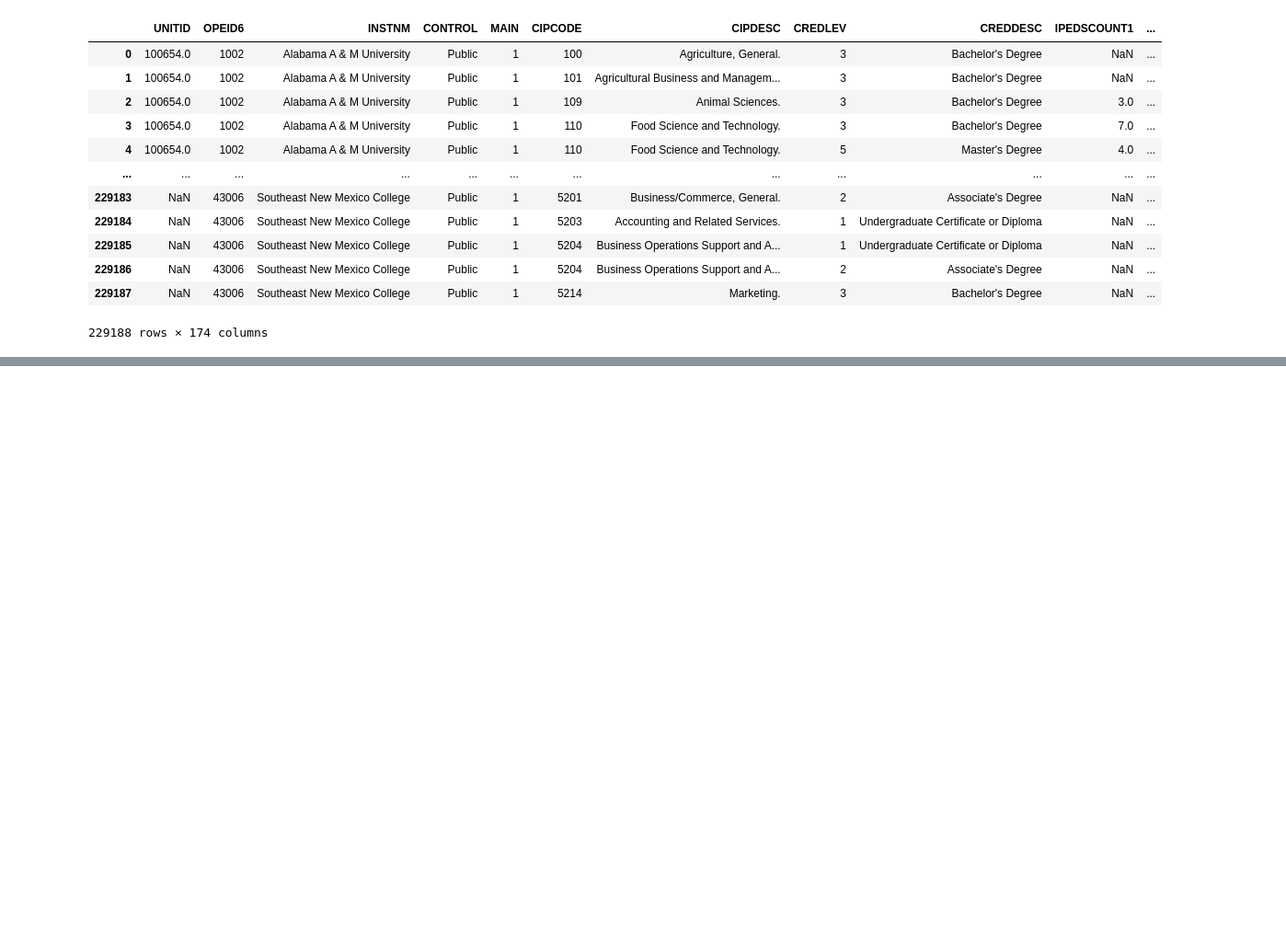
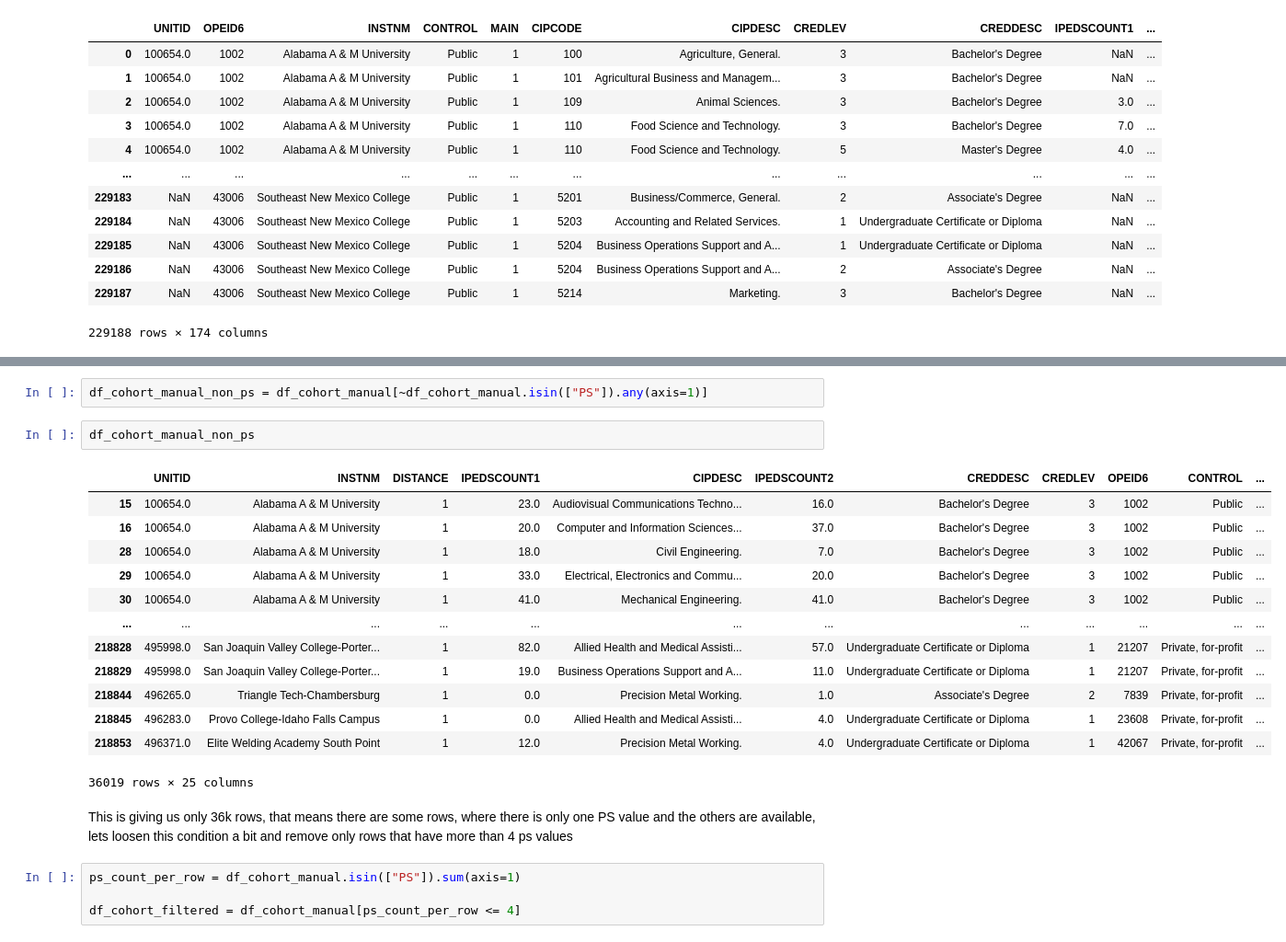
Before and after one commit to AbiramiRathina/roi_based_program_selection, a Jupyter notebook: project_big_data.ipynb, the cells around one changed output, grey strips where cells are left out. Shown at 92% size. Drawn from its saved outputs; the diff is of its cells as text; blank space fills up the shorter version.

```diff
--- a/project_big_data.ipynb
+++ b/project_big_data.ipynb
@@ -546,0 +763,24 @@ df_cohorts
+# %%
+df_cohort_manual_non_ps = df_cohort_manual[~df_cohort_manual.isin(["PS"]).any(axis=1)]
+# %%
+df_cohort_manual_non_ps
+# %% [output]
+|  | UNITID | INSTNM | DISTANCE | IPEDSCOUNT1 | CIPDESC | IPEDSCOUNT2 | CREDDESC | CREDLEV | OPEID6 | CONTROL | ... |
+| 15 | 100654.0 | Alabama A & M University | 1 | 23.0 | Audiovisual Communications Techno... | 16.0 | Bachelor's Degree | 3 | 1002 | Public | ... |
+| 16 | 100654.0 | Alabama A & M University | 1 | 20.0 | Computer and Information Sciences... | 37.0 | Bachelor's Degree | 3 | 1002 | Public | ... |
+| 28 | 100654.0 | Alabama A & M University | 1 | 18.0 | Civil Engineering. | 7.0 | Bachelor's Degree | 3 | 1002 | Public | ... |
+| 29 | 100654.0 | Alabama A & M University | 1 | 33.0 | Electrical, Electronics and Commu... | 20.0 | Bachelor's Degree | 3 | 1002 | Public | ... |
+| 30 | 100654.0 | Alabama A & M University | 1 | 41.0 | Mechanical Engineering. | 41.0 | Bachelor's Degree | 3 | 1002 | Public | ... |
+| ... | ... | ... | ... | ... | ... | ... | ... | ... | ... | ... | ... |
+| 218828 | 495998.0 | San Joaquin Valley College-Porter... | 1 | 82.0 | Allied Health and Medical Assisti... | 57.0 | Undergraduate Certificate or Diploma | 1 | 21207 | Private, for-profit | ... |
+| 218829 | 495998.0 | San Joaquin Valley College-Porter... | 1 | 19.0 | Business Operations Support and A... | 11.0 | Undergraduate Certificate or Diploma | 1 | 21207 | Private, for-profit | ... |
+| 218844 | 496265.0 | Triangle Tech-Chambersburg | 1 | 0.0 | Precision Metal Working. | 1.0 | Associate's Degree | 2 | 7839 | Private, for-profit | ... |
+| 218845 | 496283.0 | Provo College-Idaho Falls Campus | 1 | 0.0 | Allied Health and Medical Assisti... | 4.0 | Undergraduate Certificate or Diploma | 1 | 23608 | Private, for-profit | ... |
+| 218853 | 496371.0 | Elite Welding Academy South Point | 1 | 12.0 | Precision Metal Working. | 4.0 | Undergraduate Certificate or Diploma | 1 | 42067 | Private, for-profit | ... |
+36019 rows × 25 columns
+# %% [markdown]
+This is giving us only 36k rows, that means there are some rows, where there is only one PS value and the others are available, lets loosen this condition a bit and remove only rows that have more than 4 ps values
+# %%
+ps_count_per_row = df_cohort_manual.isin(["PS"]).sum(axis=1)
+
+df_cohort_filtered = df_cohort_manual[ps_count_per_row <= 4]
```
Also changed, not shown: parts of 56 cells of this notebook.
